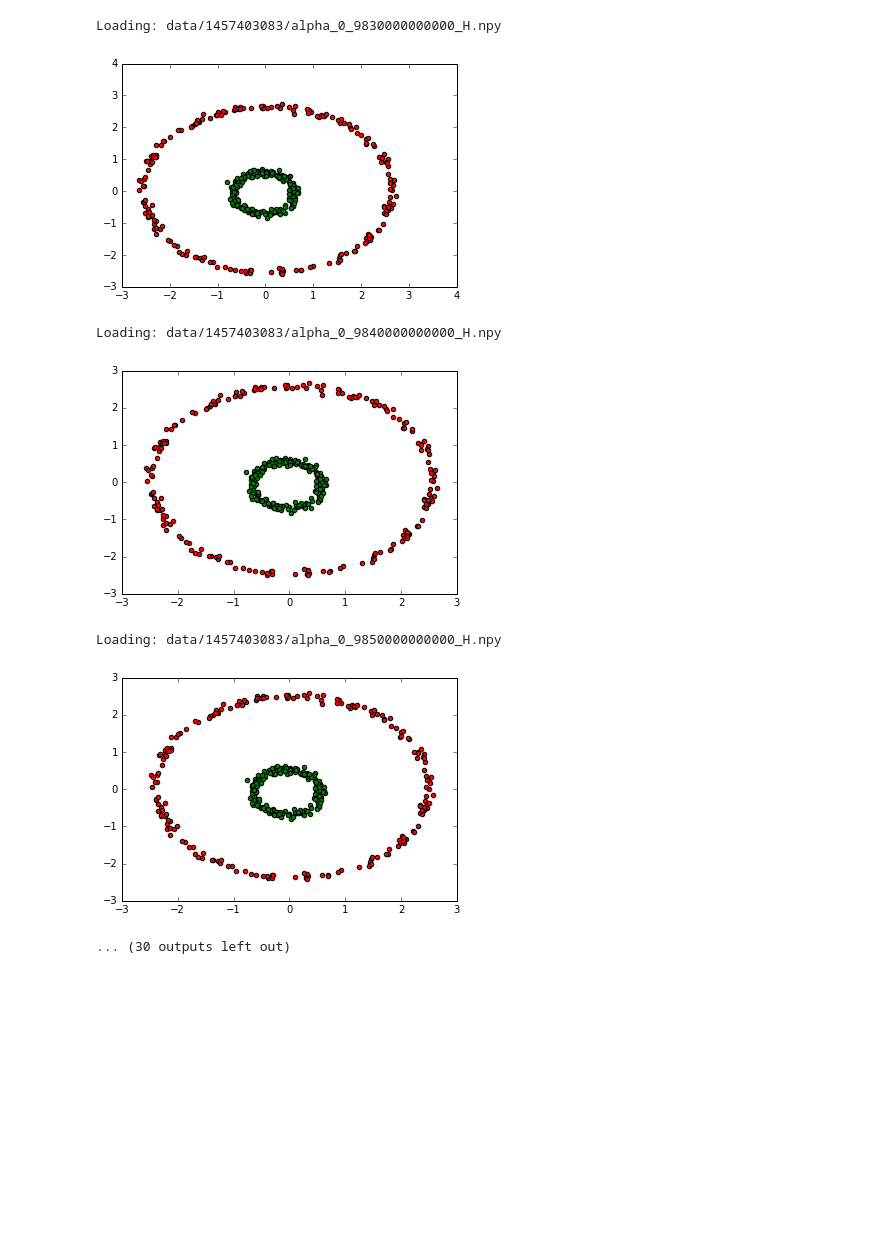
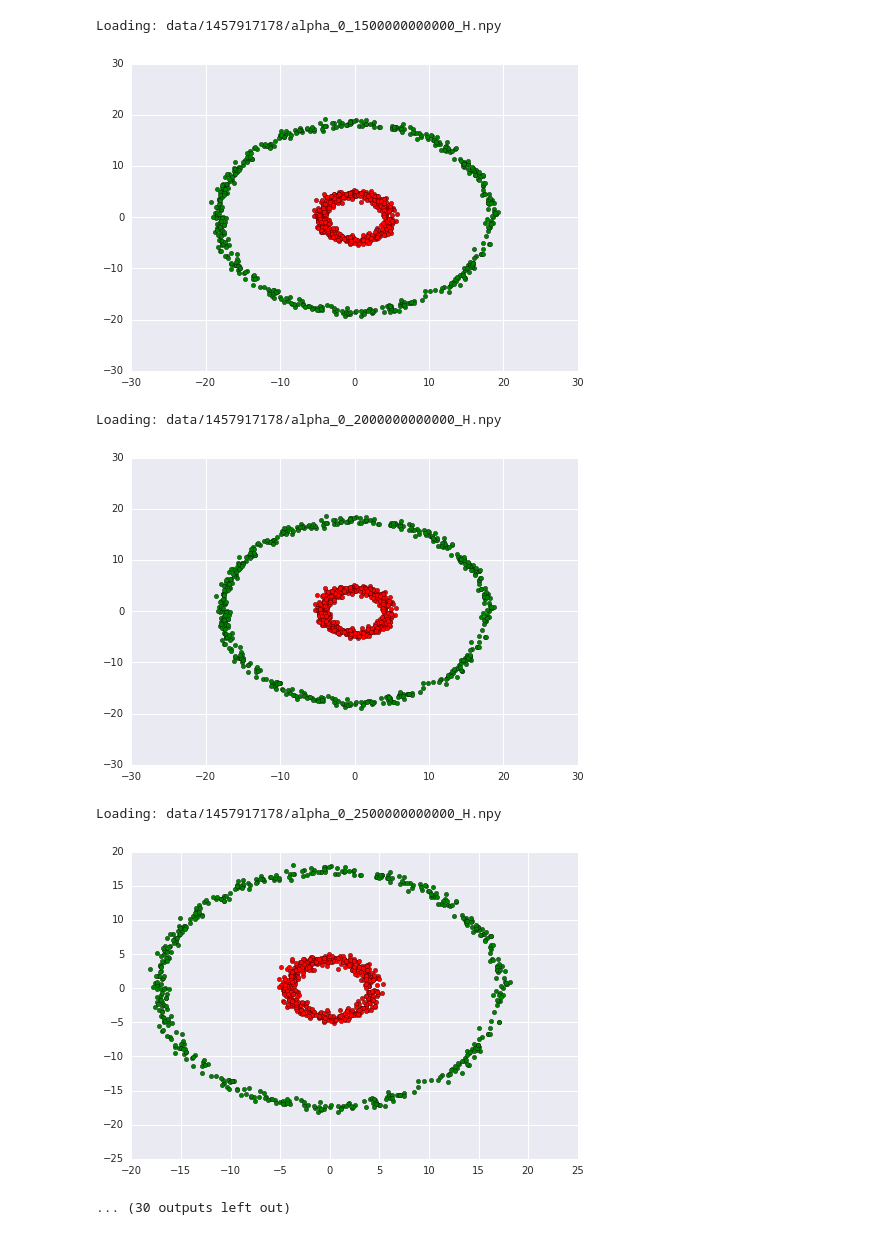
Before and after one commit to kristjanjonsson/Deep-Hidden-Layer-Learning, a Jupyter notebook: Circles.ipynb, the cells around one changed output. Drawn from its saved outputs; the diff is of its cells as text; code cells hidden in the pictures; blank space fills up the shorter version.

```diff
--- a/Circles.ipynb
+++ b/Circles.ipynb
@@ -13,7 +14,7 @@ from utils import effectiveDimension, factorize, gram, hiddenTargets
 # %%
 def genPt(r):
     angle = random.random() * 2 * 3.14159
-    offset = np.random.randn() * 0.4
+    offset = np.random.randn() * .5
     x = (r + offset) * math.cos(angle)
     y = (r + offset) * math.sin(angle)
     return (x,y)
@@ -24,9 +25,11 @@ def genPts(r, n):
         ret.append(genPt(r))
 
     return ret
+# %%
+nPerClass = 500
 # %%
-pluses = genPts(5,200)
-minuses = genPts(20,200)
+pluses = genPts(5,nPerClass)
+minuses = genPts(20,nPerClass)
 X = np.array([[x1, x2] for (x1, x2) in pluses] + [[x1, x2] for (x1, x2) in minuses])
 y = np.array([1] * len(pluses) + [-1] * len(minuses))
 # %%
@@ -130,6 +134,6 @@ Saved: data/1457403083/alpha_1_0000000000000_eigvals
 # %%
 acc_train = []
-for H in load('data/1457403083/', which='H'):
+for H in load('data/1457917178/', which='H'):
     print(H.shape)
     model = LogisticRegression(C=1)
     model.fit(H, y)
@@ -164,8 +170,8 @@ plt.ylim((0, 0.5))
 # %%
-for H in load('data/1457403083/', which='H'):
-    plt.scatter([x[0] for x in H[:200]], [x[1] for x in H[:200]], c='g')
-    plt.scatter([x[0] for x in H[200:]], [x[1] for x in H[200:]], c='r')
+for H in load('data/1457917178/', which='H'):
+    plt.scatter([x[0] for x in H[:nPerClass]], [x[1] for x in H[:nPerClass]], c='r')
+    plt.scatter([x[0] for x in H[nPerClass:]], [x[1] for x in H[nPerClass:]], c='g')
     plt.show()
-print(H)
+#     print(H[:,2])
 # plt.scatter([x for [x,_,_] in H], [y for [_,y,_] in H], c='g')
 # %% [output]
@@ -178,7 +184,7 @@ Loading: data/1457403083/alpha_0_9820000000000_H.npy
-Loading: data/1457403083/alpha_0_9830000000000_H.npy
+Loading: data/1457917178/alpha_0_1500000000000_H.npy
-[figure, old version]
+[figure, new version]
-Loading: data/1457403083/alpha_0_9840000000000_H.npy
+Loading: data/1457917178/alpha_0_2000000000000_H.npy
-[figure, old version]
+[figure, new version]
-Loading: data/1457403083/alpha_0_9850000000000_H.npy
+Loading: data/1457917178/alpha_0_2500000000000_H.npy
-[figure, old version]
+[figure, new version]
 ... (30 outputs left out)
```
Also changed, not shown: parts of 8 cells of this notebook.
